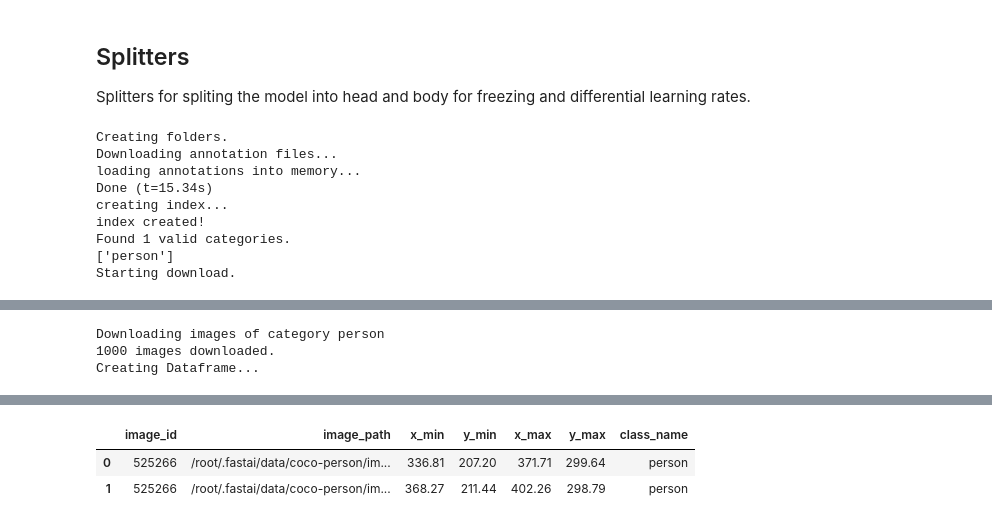
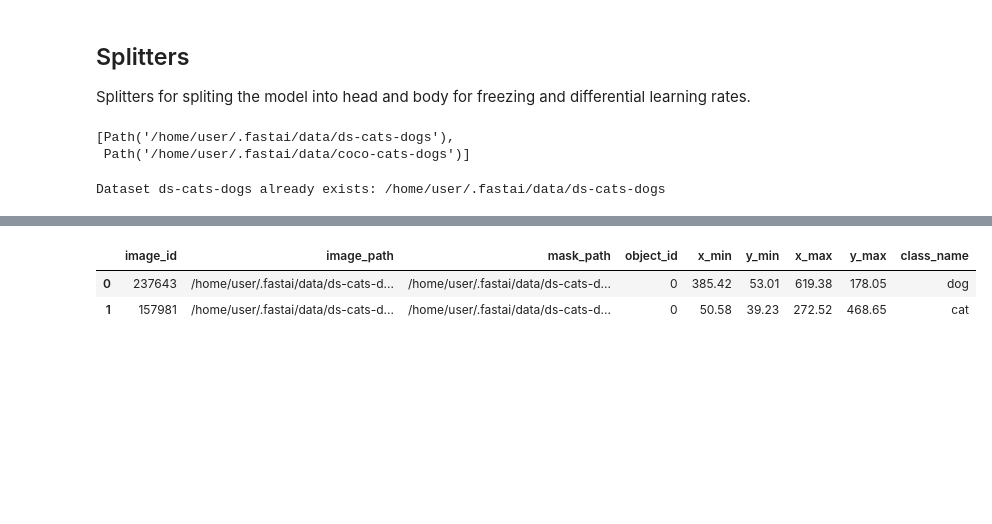
Before and after one commit to rbrtwlz/fastai_object_detection, a Jupyter notebook: notebooks/05_learners.ipynb, the cells around one changed output, grey strips where cells are left out. Saved outputs shown, nothing was run; the diff lists cells and outputs as text; code cells hidden in the pictures; blank space fills up the shorter version.

```diff
--- a/notebooks/05_learners.ipynb
+++ b/notebooks/05_learners.ipynb
@@ -261,16 +258,13 @@ class efficientdet_learner(ObjDetLearner):
 # %%
 from fastai_object_detection.dataloaders import ObjectDetectionDataLoaders
 from fastai_object_detection.datasets import CocoData
+# %%
+CocoData.ls()
+# %% [output]
+[Path('/home/user/.fastai/data/ds-cats-dogs'),
+ Path('/home/user/.fastai/data/coco-cats-dogs')]
 # %%
-path,df = CocoData.create("coco-person", cat_list=["person"], max_images=1000)
+path,df = CocoData.create("ds-cats-dogs", cat_list=["person"], max_images=1000)
 df.head(2)
 # %% [output]
-Creating folders.
-Downloading annotation files...
-loading annotations into memory...
-Done (t=15.34s)
-creating index...
-index created!
-Found 1 valid categories.
-['person']
-Starting download.
+Dataset ds-cats-dogs already exists: /home/user/.fastai/data/ds-cats-dogs
@@ -278,3 +270,0 @@ Starting download.
-Downloading images of category person
-1000 images downloaded.
-Creating Dataframe...
@@ -282,6 +271,6 @@ Creating Dataframe...
-|  | image_id | image_path | x_min | y_min | x_max | y_max | class_name |
-| 0 | 525266 | /root/.fastai/data/coco-person/im... | 336.81 | 207.20 | 371.71 | 299.64 | person |
-| 1 | 525266 | /root/.fastai/data/coco-person/im... | 368.27 | 211.44 | 402.26 | 298.79 | person |
+|  | image_id | image_path | mask_path | object_id | x_min | y_min | x_max | y_max | class_name |
+| 0 | 237643 | /home/user/.fastai/data/ds-cats-d... | /home/user/.fastai/data/ds-cats-d... | 0 | 385.42 | 53.01 | 619.38 | 178.05 | dog |
+| 1 | 157981 | /home/user/.fastai/data/ds-cats-d... | /home/user/.fastai/data/ds-cats-d... | 0 | 50.58 | 39.23 | 272.52 | 468.65 | cat |
 # %%
 dls = ObjectDetectionDataLoaders.from_df(df, valid_pct=0.1, bs=4,
                                         item_tfms=[Resize(512, method='pad', pad_mode='zeros')],
```
Also changed, not shown: parts of 7 cells of this notebook, 4 other files.
